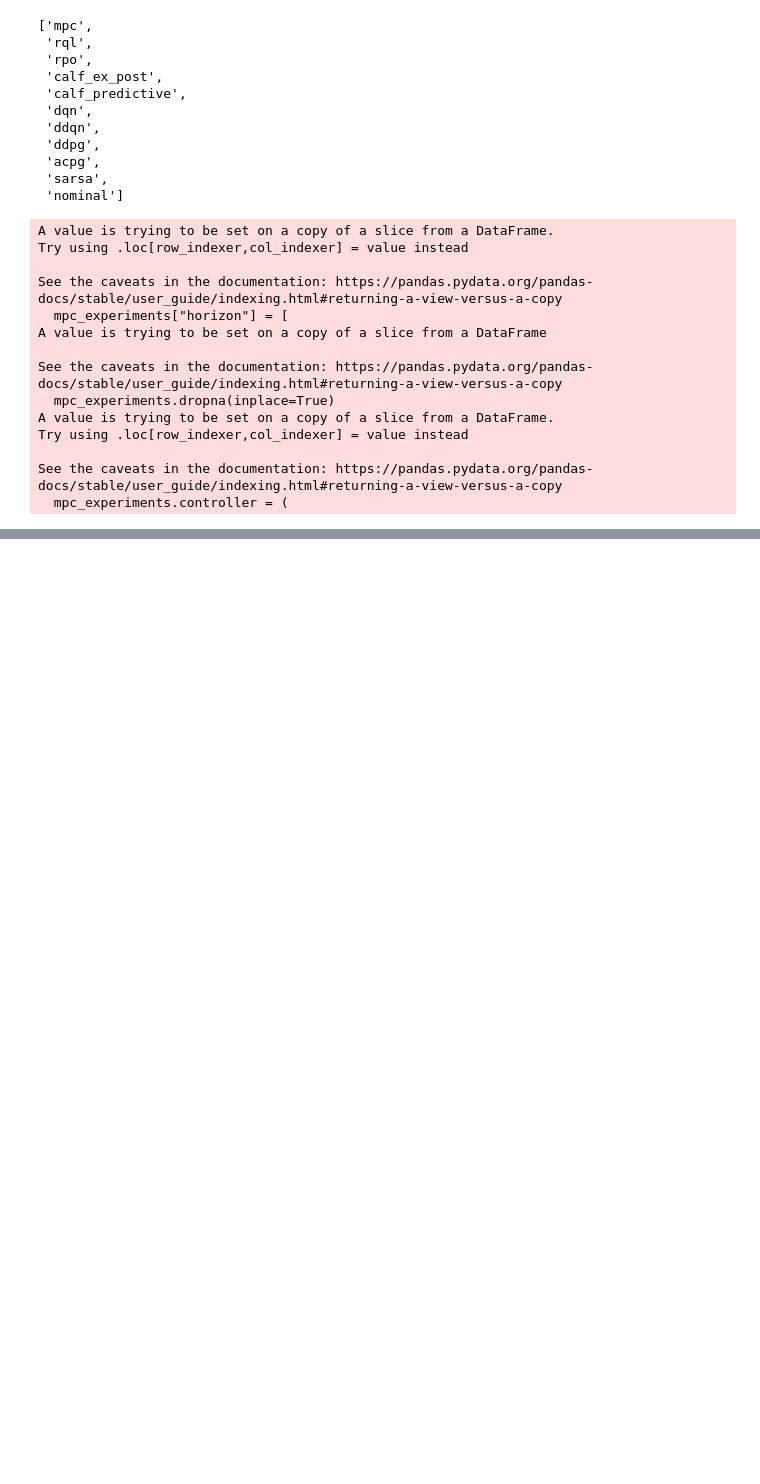
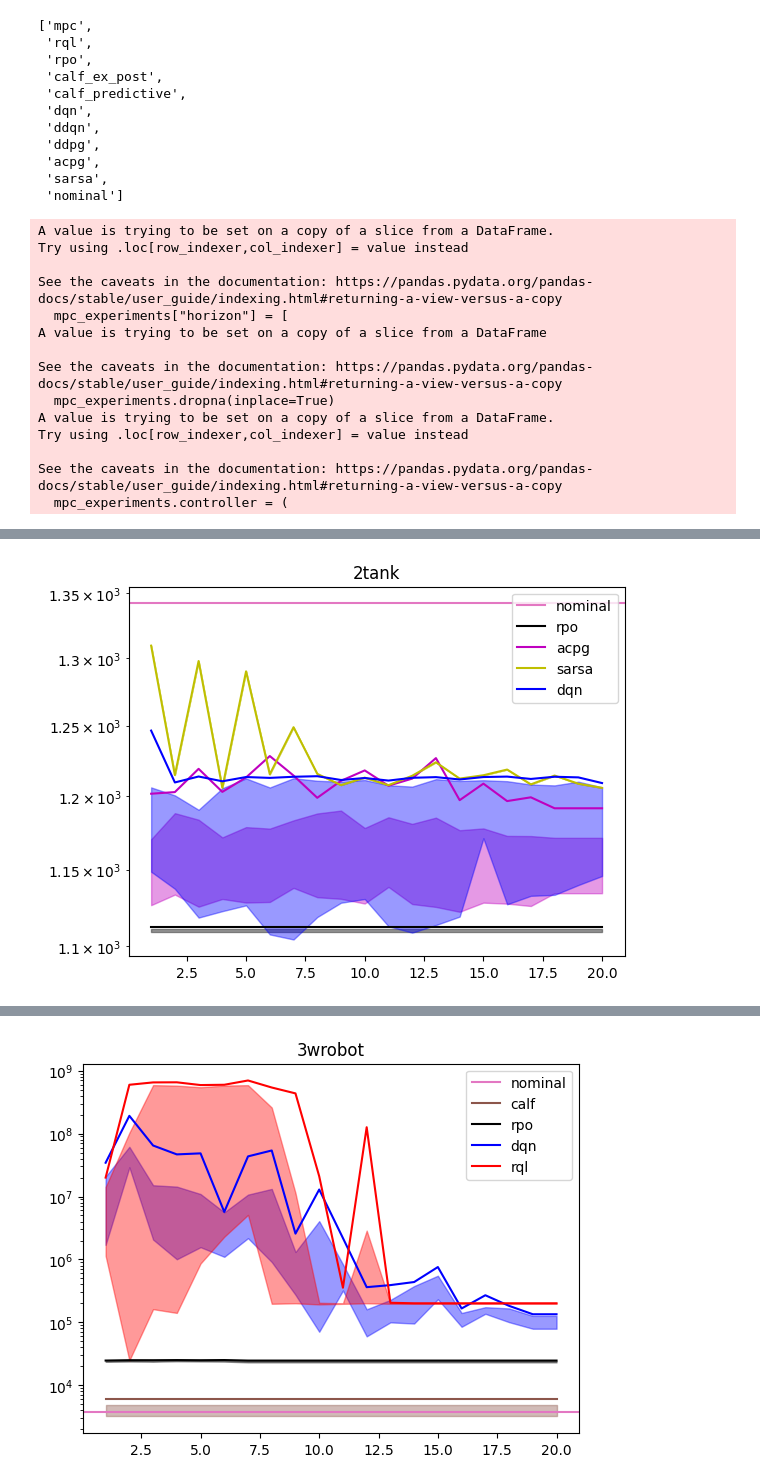
Before and after one commit to osinenkop/regelum-control, a Jupyter notebook: presets/plots.ipynb, the cells around one changed output, grey strips where cells are left out. Drawn from its saved outputs; the diff is of its cells as text; code cells hidden in the pictures; blank space fills up the shorter version.

```diff
--- a/presets/plots.ipynb
+++ b/presets/plots.ipynb
@@ -189,0 +197,73 @@ for s in systems:
+# %%
+values = np.array([3,4,-1,-2,5,60])
+values[np.argmin(values)]
+# %%
+aggregated.keys()
+systems = [
+    "2tank",
+    "3wrobot",
+    "3wrobot_ni",
+    "inv_pendulum",
+    "cartpole",
+    "lunar_lander",
+    "kin_point",
+]
+r = 0.2
+colors = {
+    "rql": "r",
+    "dqn": "b",
+    "ddqn": "g",
+    "ddpg": "c",
+    "acpg": "m",
+    "sarsa": "y",
+    "rpo": "k",
+    "calf": "tab:brown",
+    "nominal": "tab:pink",
+    # "mpcN2": "tab:cyan",
+    # "mpcN5": "aquamarine",
+    # "mpcN8": "mediumseagreen",
+}
+top_n = 4
+
+for s in systems:
+    plt.title(s)
+    plt.axhline(
+        aggregated["nominal"].loc[s].median(), c=colors["nominal"], label="nominal"
+    )
+
+    mins = pd.Series(
+        {
+            c: aggregated[c][s].quantile(q=0.5, axis=1).min()
+            for c in colors.keys()
+            if c not in ["nominal", "calf_ex_post", "calf_predictive"]
+        }
+    )
+    best_perfomance = mins.sort_values(ascending=True)[:top_n]
+    print(mins)
+
+    for c in best_perfomance.index:
+        if c != "nominal":
+            if aggregated[c].get(s) is not None:
+
+                values = aggregated[c][s].quantile(q=0.5, axis=1)
+                argmin = np.argmin(values)
+                values.iloc[argmin:] = min(values)
+                lower_bounds = aggregated[c][s].min(axis=1) #quantile(q=0.5 + r, axis=1)
+                upper_bounds = aggregated[c][s].quantile(q=0.5 - r, axis=1)
+                a, b = lower_bounds.iloc[argmin], upper_bounds.iloc[argmin]
+                lower_bounds.iloc[argmin:] = a
+                upper_bounds.iloc[argmin:] = b
+
+                plt.plot(values, c=colors[c], label=c)
+                plt.yscale("log")
+                plt.fill_between(
+                    values.index,
+                    lower_bounds.values,
+                    upper_bounds.values,
+                    alpha=0.4,
+                    color=colors[c],
+                )
+                plt.legend()
+
+    plt.show()
+# %% [output]
@@ -189,0 +279 @@ for s in systems:
+[figure, added]
@@ -189,0 +289 @@ for s in systems:
+[figure, added]
```
Also changed, not shown: parts of 33 cells of this notebook.
